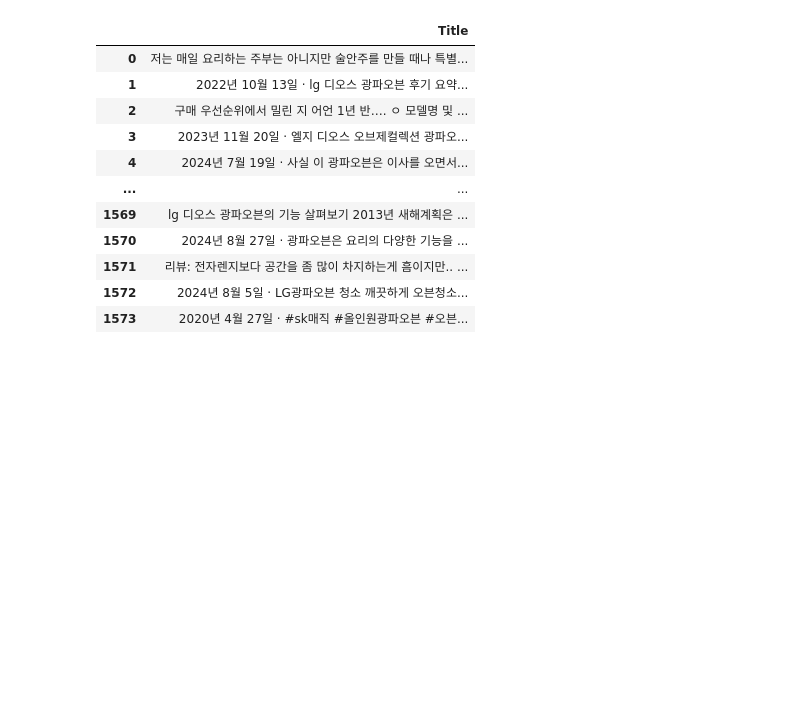
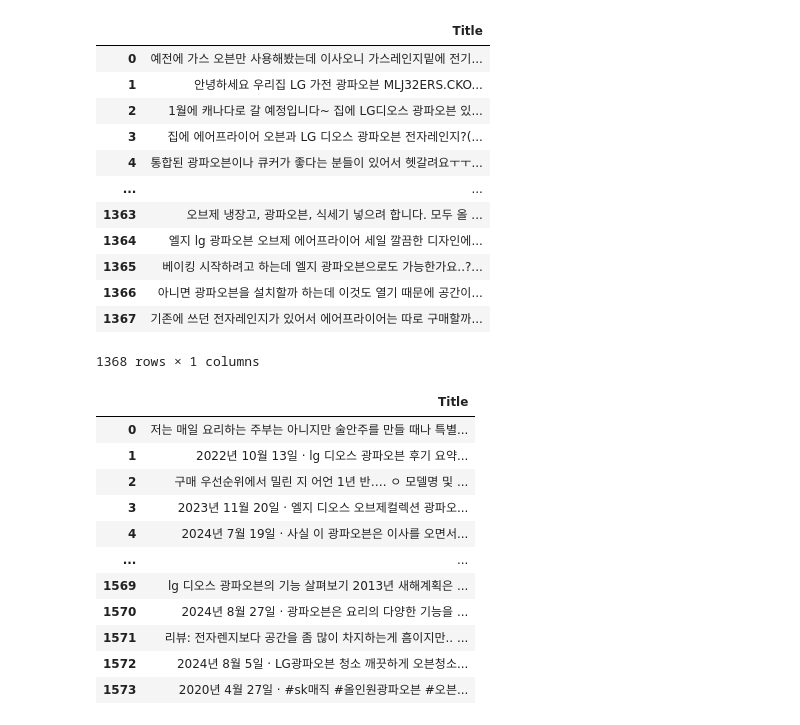
Before and after one commit to narae916/UGS-DX-Project, a Jupyter notebook: 광파오븐/데이터 전처리.ipynb, the cells around one changed output. Cells and saved outputs as stored; diff of their text form; code cells hidden in the pictures; blank space fills up the shorter version.

```diff
--- a/광파오븐/데이터 전처리.ipynb
+++ b/광파오븐/데이터 전처리.ipynb
@@ -4,6 +4,22 @@ import pandas as pd
 df1 = pd.read_csv("data/naver_cafe_articles_final.csv")
 df2 = pd.read_csv("data/naver_cafe_articles_final_new.csv")
 df3 = pd.read_csv("data/naver_blog.csv")
+# %%
+df1
+# %% [output]
+|  | Title |
+| 0 | 예전에 가스 오븐만 사용해봤는데 이사오니 가스레인지밑에 전기... |
+| 1 | 안녕하세요 우리집 LG 가전 광파오븐 MLJ32ERS.CKO... |
+| 2 | 1월에 캐나다로 갈 예정입니다~ 집에 LG디오스 광파오븐 있... |
+| 3 | 집에 에어프라이어 오븐과 LG 디오스 광파오븐 전자레인지?(... |
+| 4 | 통합된 광파오븐이나 큐커가 좋다는 분들이 있어서 헷갈려요ㅜㅜ... |
+| ... | ... |
+| 1363 | 오브제 냉장고, 광파오븐, 식세기 넣으려 합니다. 모두 올 ... |
+| 1364 | 엘지 lg 광파오븐 오브제 에어프라이어 세일 깔끔한 디자인에... |
+| 1365 | 베이킹 시작하려고 하는데 엘지 광파오븐으로도 가능한가요..?... |
+| 1366 | 아니면 광파오븐을 설치할까 하는데 이것도 열기 때문에 공간이... |
+| 1367 | 기존에 쓰던 전자레인지가 있어서 에어프라이어는 따로 구매할까... |
+1368 rows × 1 columns
 # %%
 df4 = pd.read_csv("data/광파오븐_공홈_리뷰.csv")
 df4 = df4[['리뷰']].rename(columns={'리뷰': 'Title'})
```
Also changed, not shown: 3 other files.
